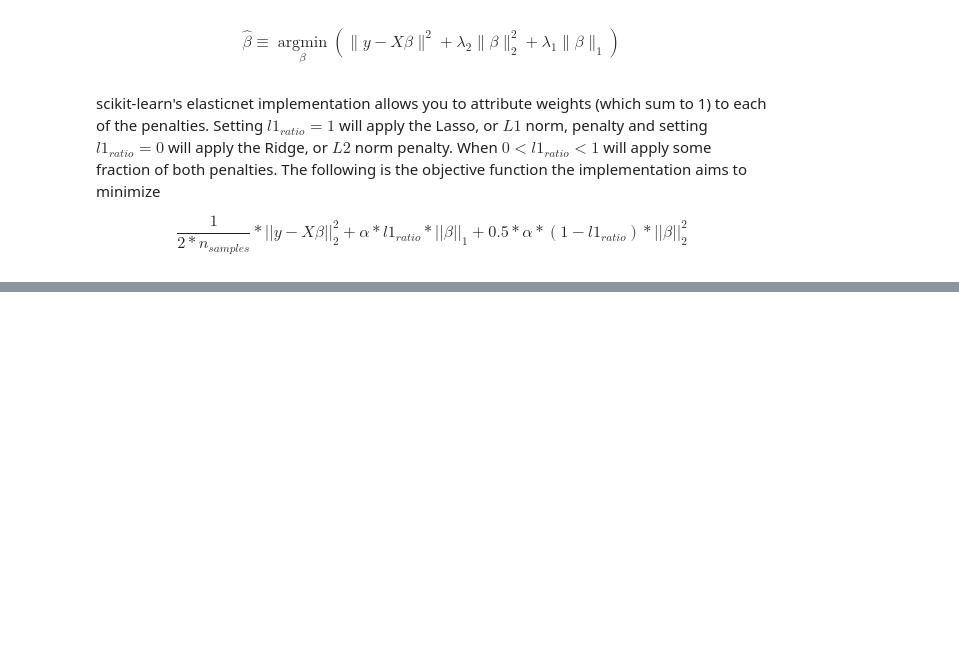
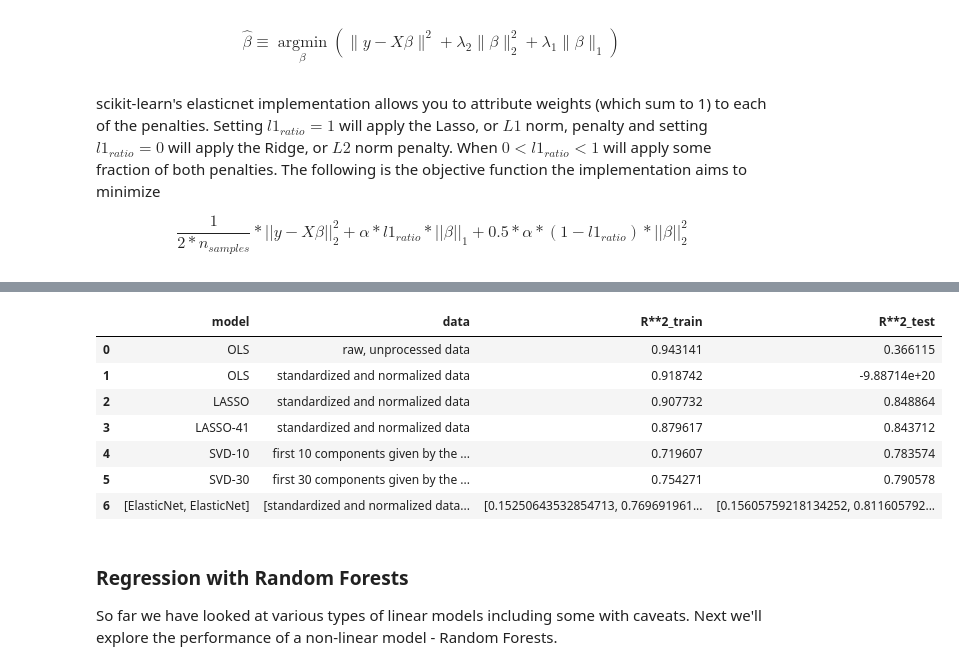
Before and after one commit to aditinabar/house-prices-modeling, a Jupyter notebook: Predicting House Prices.ipynb, the cells around one changed output, grey strips where cells are left out. Drawn from its saved outputs; the diff is of its cells as text; code cells hidden in the pictures; blank space fills up the shorter version.

```diff
--- a/Predicting House Prices.ipynb
+++ b/Predicting House Prices.ipynb
@@ -330,0 +394,15 @@ scikit-learn's elasticnet implementation allows you to attribute weights (which
+# %%
+model_performance
+# %% [output]
+|  | model | data | R**2_train | R**2_test |
+| 0 | OLS | raw, unprocessed data | 0.943141 | 0.366115 |
+| 1 | OLS | standardized and normalized data | 0.918742 | -9.88714e+20 |
+| 2 | LASSO | standardized and normalized data | 0.907732 | 0.848864 |
+| 3 | LASSO-41 | standardized and normalized data | 0.879617 | 0.843712 |
+| 4 | SVD-10 | first 10 components given by the ... | 0.719607 | 0.783574 |
+| 5 | SVD-30 | first 30 components given by the ... | 0.754271 | 0.790578 |
+| 6 | [ElasticNet, ElasticNet] | [standardized and normalized data... | [0.15250643532854713, 0.769691961... | [0.15605759218134252, 0.811605792... |
+# %% [markdown]
+### Regression with Random Forests
+
+So far we have looked at various types of linear models including some with caveats. Next we'll explore the performance of a non-linear model - Random Forests.
```
Also changed, not shown: parts of 29 cells of this notebook.
